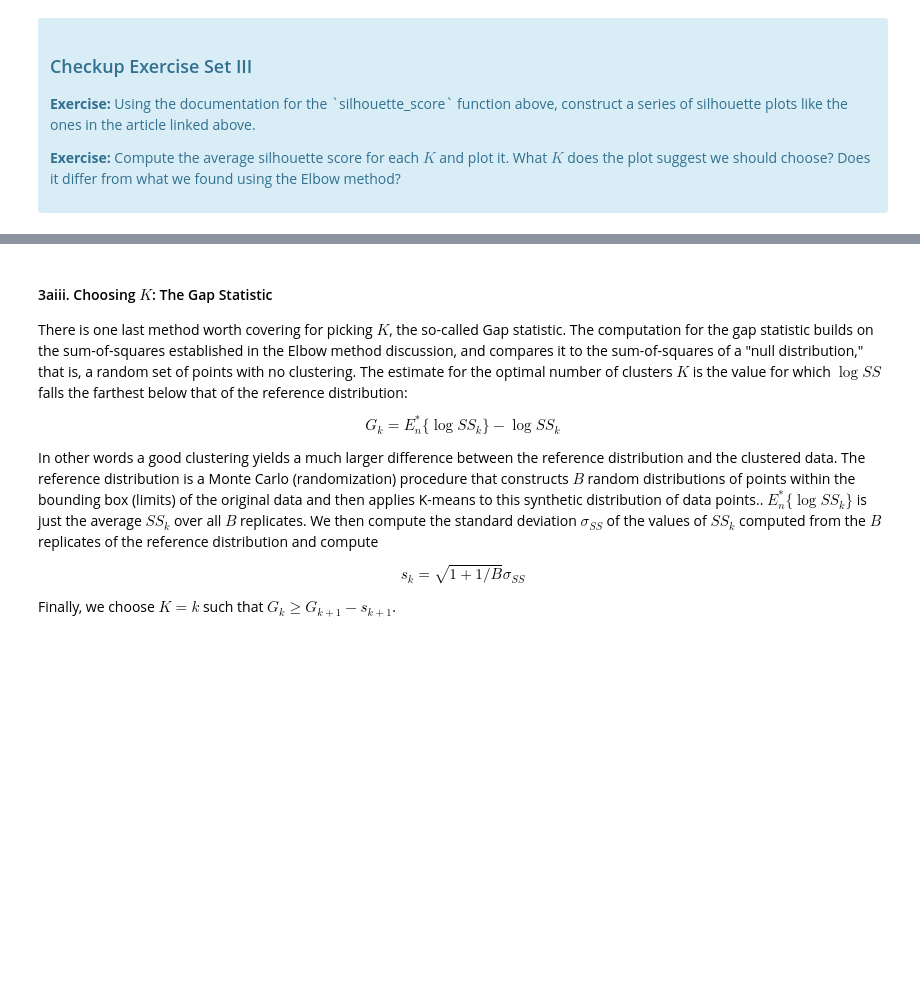
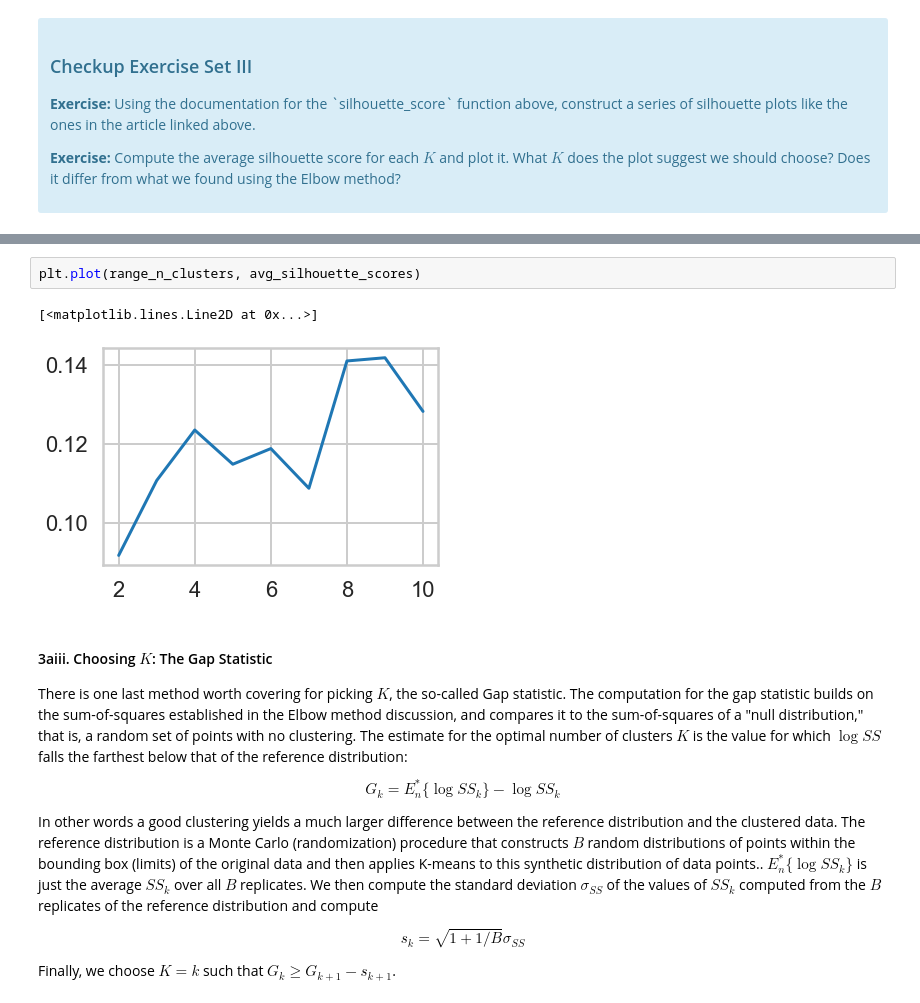
Before and after one commit to mitty4/misc_data_science, a Jupyter notebook: 1602764303_Clustering_Case_Study_updated_10_15_2020/Clustering Case Study - Customer Segmentation with K-Means - Tier 3.ipynb, the cells around one changed output, grey strips where cells are left out. Drawn from its saved outputs; the diff is of its cells as text; blank space fills up the shorter version.

```diff
--- a/1602764303_Clustering_Case_Study_updated_10_15_2020/Clustering Case Study - Customer Segmentation with K-Means - Tier 3.ipynb
+++ b/1602764303_Clustering_Case_Study_updated_10_15_2020/Clustering Case Study - Customer Segmentation with K-Means - Tier 3.ipynb
@@ -175,3 +336,8 @@ Source: http://www.stat.berkeley.edu/~spector/s133/Clus.html
+# %%
+plt.plot(range_n_clusters, avg_silhouette_scores)
+# %% [output]
+[<matplotlib.lines.Line2D at 0x...>]
+[figure, added]
 # %% [markdown]
 #### 3aiii.  Choosing $K$: The Gap Statistic
 
```
Also changed, not shown: parts of 15 cells of this notebook.
